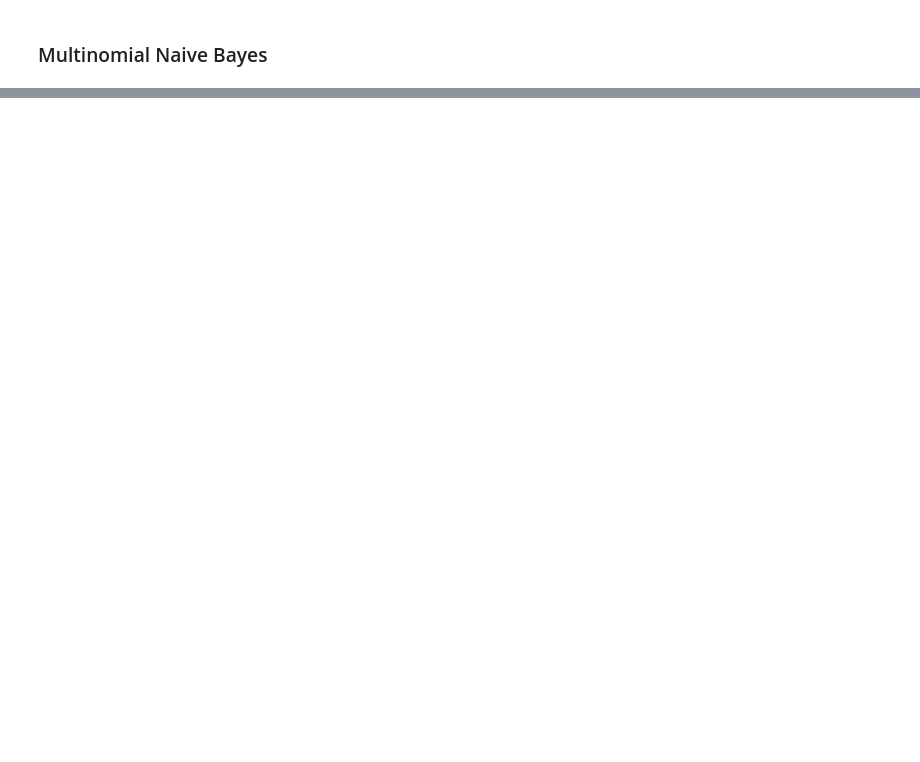
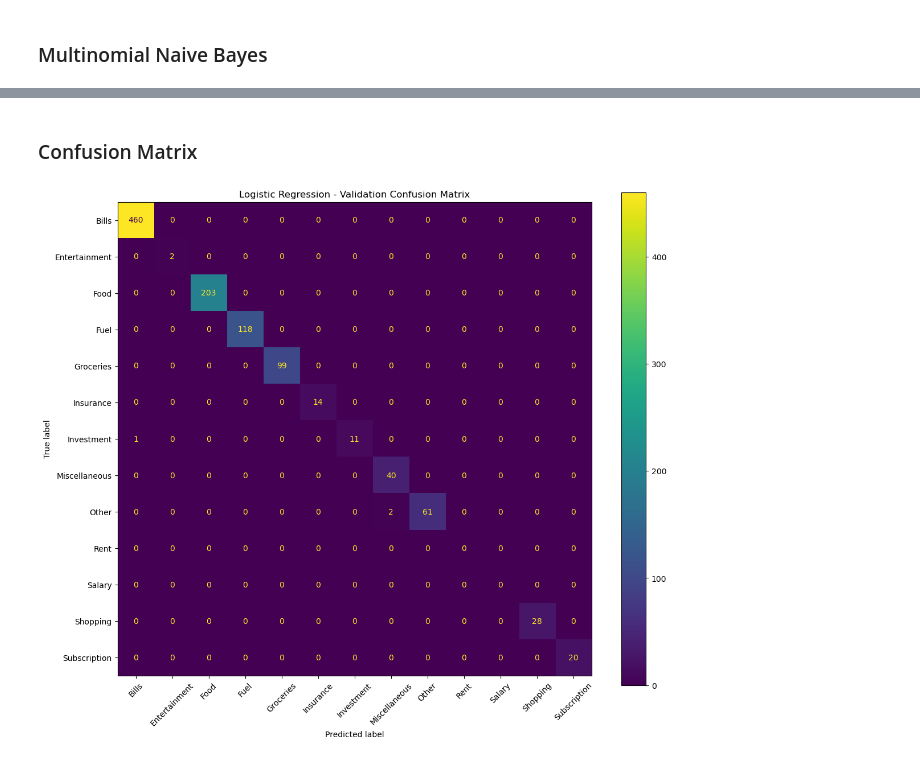
Before and after one commit to SatheMonika04/AI-Financial-Wellness-Coach, a Jupyter notebook: src/Expense_Categorization/transaction_categorization_EDA.ipynb.ipynb, the cells around one changed output, grey strips where cells are left out. Saved outputs shown, nothing was run; the diff lists cells and outputs as text; code cells hidden in the pictures; blank space fills up the shorter version.

Commit message:
expense categorization model created

```diff
--- a/src/Expense_Categorization/transaction_categorization_EDA.ipynb.ipynb
+++ b/src/Expense_Categorization/transaction_categorization_EDA.ipynb.ipynb
@@ -941,0 +1188,20 @@ Validation ∩ Test: 0
+# %%
+gss2 = GroupShuffleSplit(
+    n_splits=1,
+    test_size=0.50,
+    random_state=42
+)
+
+val_idx, test_idx = next(
+    gss2.split(
+        X_temp,
+        y_temp,
+        groups=X_temp["transaction_text"]
+    )
+)
+
+X_val = X_temp.iloc[val_idx].copy()
+y_val = y_temp.iloc[val_idx].copy()
+
+X_test = X_temp.iloc[test_idx].copy()
+y_test = y_temp.iloc[test_idx].copy()
@@ -1461,0 +1926,29 @@ evaluate_model(
+# %% [markdown]
+### Confusion Matrix
+# %%
+from sklearn.metrics import confusion_matrix, ConfusionMatrixDisplay
+import matplotlib.pyplot as plt
+
+cm = confusion_matrix(
+    y_val,
+    logistic_val_pred,
+    labels=logistic_model.classes_
+)
+
+disp = ConfusionMatrixDisplay(
+    confusion_matrix=cm,
+    display_labels=logistic_model.classes_
+)
+
+fig, ax = plt.subplots(figsize=(12, 10))
+
+disp.plot(
+    ax=ax,
+    xticks_rotation=45
+)
+
+plt.title("Logistic Regression - Validation Confusion Matrix")
+plt.tight_layout()
+plt.show()
+# %% [output]
+[figure, added]
```
Also changed, not shown: parts of 68 cells of this notebook, 8 other files.
